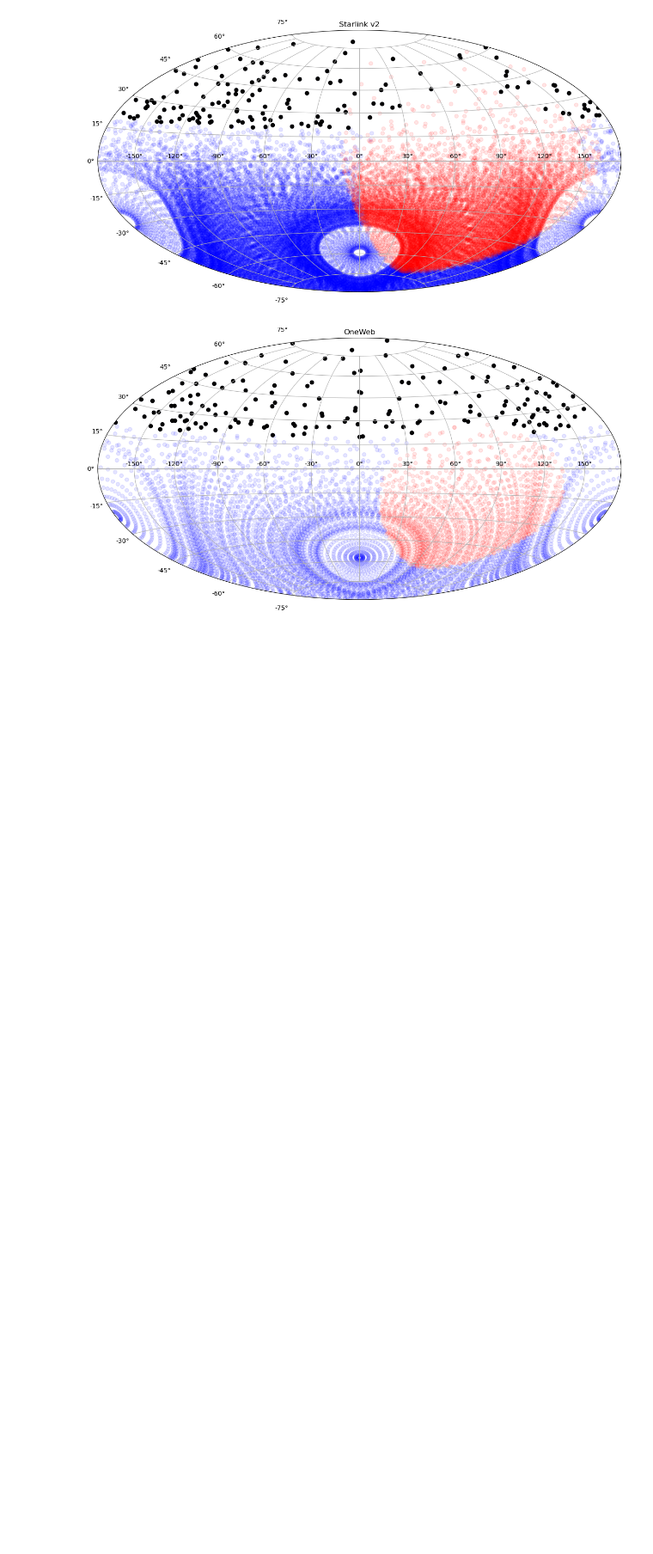
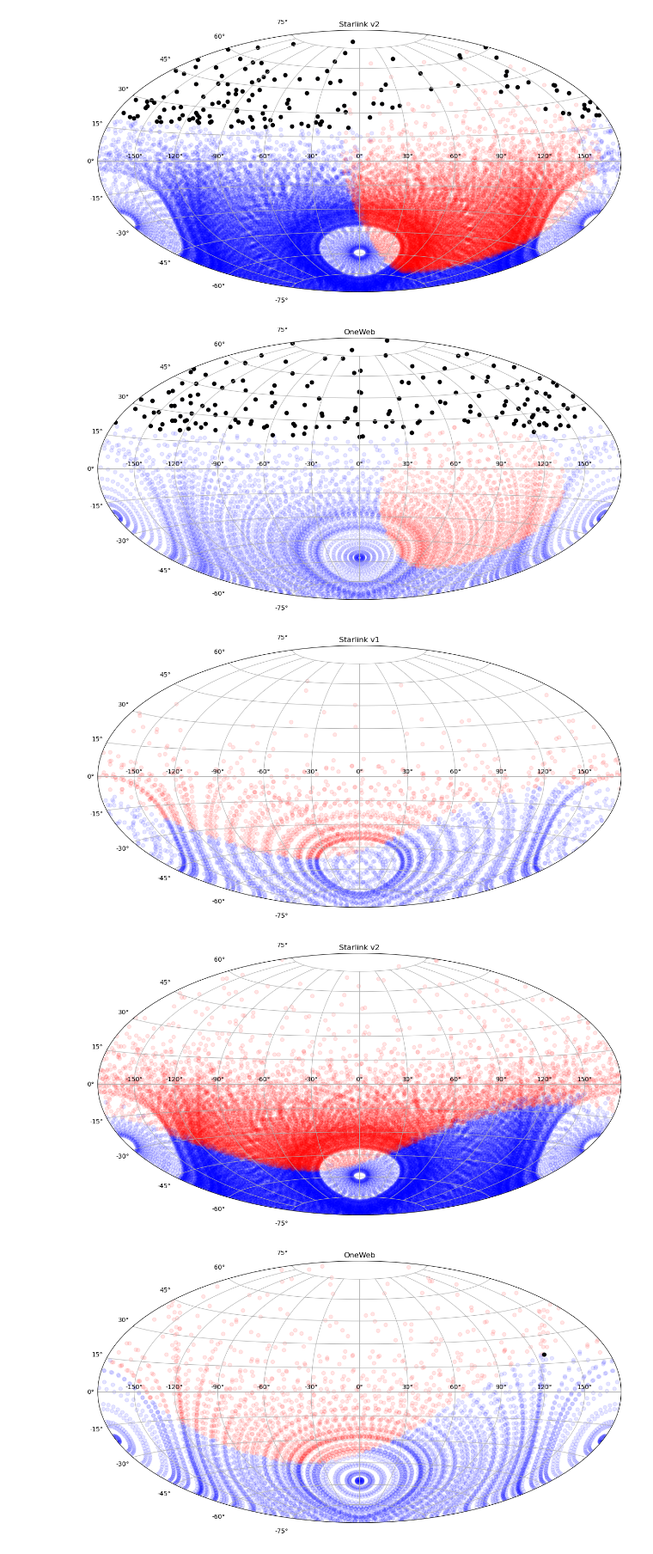
Before and after one commit to lsst-sims/satellite-dodging-ApJL, a Jupyter notebook: plots/constellation_examples.ipynb, the cells around one changed output. Shown at 86% size. Saved outputs shown, nothing was run; the diff lists cells and outputs as text; code cells hidden in the pictures; blank space fills up the shorter version.

Commit message:
another time for constellations

```diff
--- a/plots/constellation_examples.ipynb
+++ b/plots/constellation_examples.ipynb
@@ -86,3 +86,32 @@ for name in ['Starlink v1','Starlink v2', 'OneWeb']:
 [figure]
 [figure]
 [figure]
+# %%
+filenames={'Starlink v1': 'sats_slv1_late.pdf','Starlink v2':'sats_slv2_late.pdf', 'OneWeb':'sats_ow_late.pdf'}
+
+for name in ['Starlink v1','Starlink v2', 'OneWeb']:
+
+    const = constellations[name]
+
+    const.update_mjd(60218.254) #
+
+    az_temp = const.azimuth_rad + 0
+    over = np.where(az_temp > np.pi)
+    az_temp[over] -= 2.*np.pi
+
+    illum = np.where(const.illum == True)
+    no_illum = np.where(const.illum == False)
+
+    plt.figure(figsize=(15,15))
+    plt.subplot(projection="hammer")
+
+    plt.scatter(az_temp[illum], const.altitudes_rad[illum], facecolors='blue', alpha=0.1, rasterized=True)
+    plt.scatter(az_temp[no_illum], const.altitudes_rad[no_illum], facecolors='red', edgecolors=None, alpha=0.1, rasterized=True)
+    plt.scatter(az_temp[const.visible], const.altitudes_rad[const.visible], facecolors='black', edgecolors='black', rasterized=True)
+    plt.title(name)
+    plt.grid(True)
+    plt.savefig(filenames[name],bbox_inches='tight')
+# %% [output]
+[figure, added]
+[figure, added]
+[figure, added]
```
Also changed, not shown: parts of 4 cells of this notebook, 6 other files.
